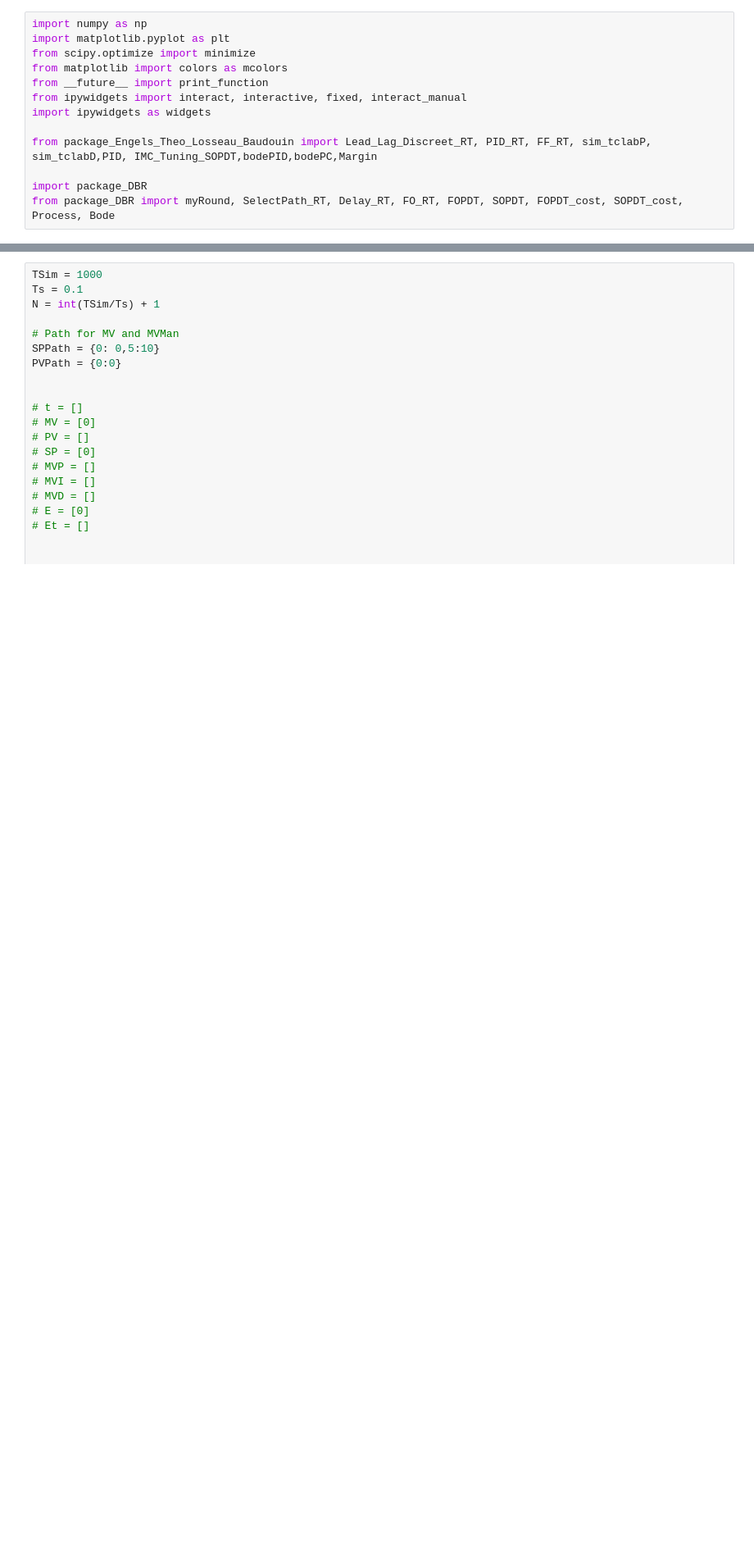
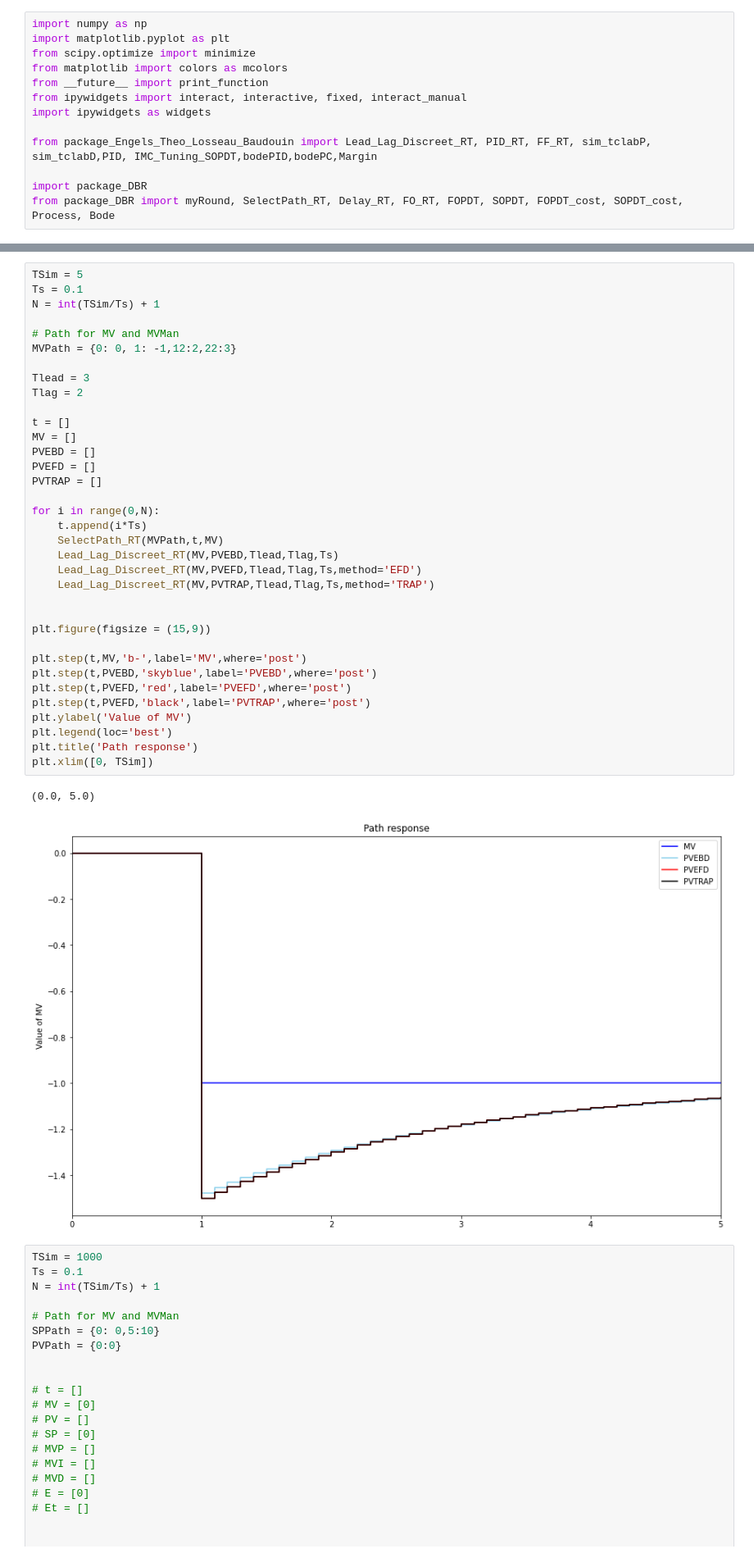
Before and after one commit to olingo99/Control_Theory_Application, a Jupyter notebook: package_Engels_Theo_Losseau_Baudouin.ipynb, the cells around one changed output, grey strips where cells are left out. Shown: that part at 82% size. Saved outputs shown, nothing was run; the diff lists cells and outputs as text; blank space fills up the shorter version.

```diff
--- a/package_Engels_Theo_Losseau_Baudouin.ipynb
+++ b/package_Engels_Theo_Losseau_Baudouin.ipynb
@@ -45,3 +52,41 @@ plt.xlim([0, TSim])
+# %%
+TSim = 5
+Ts = 0.1
+N = int(TSim/Ts) + 1
+
+# Path for MV and MVMan
+MVPath = {0: 0, 1: -1,12:2,22:3}
+
+Tlead = 3
+Tlag = 2
+
+t = []
+MV = []
+PVEBD = []
+PVEFD = []
+PVTRAP = []
+
+for i in range(0,N):
+    t.append(i*Ts)
+    SelectPath_RT(MVPath,t,MV)
+    Lead_Lag_Discreet_RT(MV,PVEBD,Tlead,Tlag,Ts)
+    Lead_Lag_Discreet_RT(MV,PVEFD,Tlead,Tlag,Ts,method='EFD')
+    Lead_Lag_Discreet_RT(MV,PVTRAP,Tlead,Tlag,Ts,method='TRAP')
+
+
+plt.figure(figsize = (15,9))
+
+plt.step(t,MV,'b-',label='MV',where='post')
+plt.step(t,PVEBD,'skyblue',label='PVEBD',where='post')
+plt.step(t,PVEFD,'red',label='PVEFD',where='post')
+plt.step(t,PVEFD,'black',label='PVTRAP',where='post')
+plt.ylabel('Value of MV')
+plt.legend(loc='best')
+plt.title('Path response')
+plt.xlim([0, TSim])
+# %% [output]
+(0.0, 5.0)
+[figure, added]
 # %%
 TSim = 1000
 Ts = 0.1
```
Also changed, not shown: parts of 1 cell of this notebook, 1 other file.
